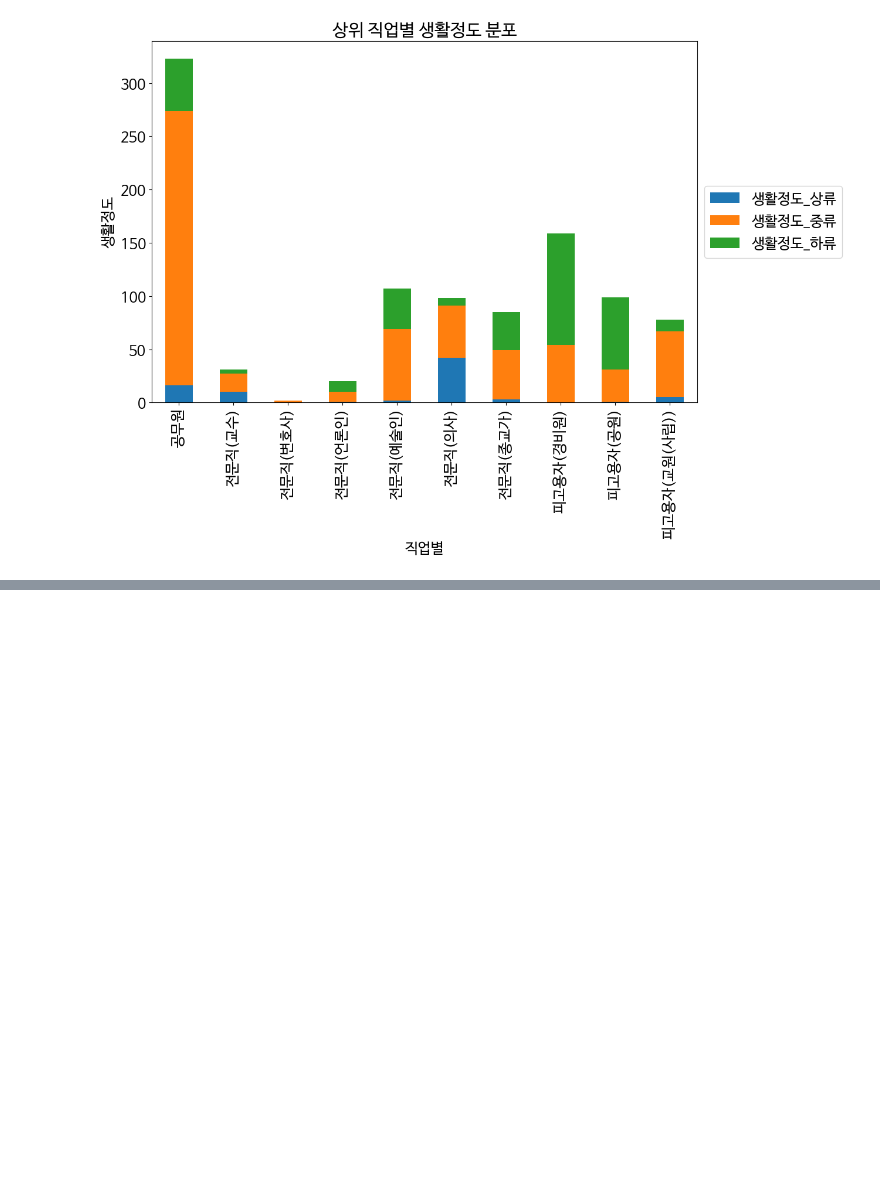
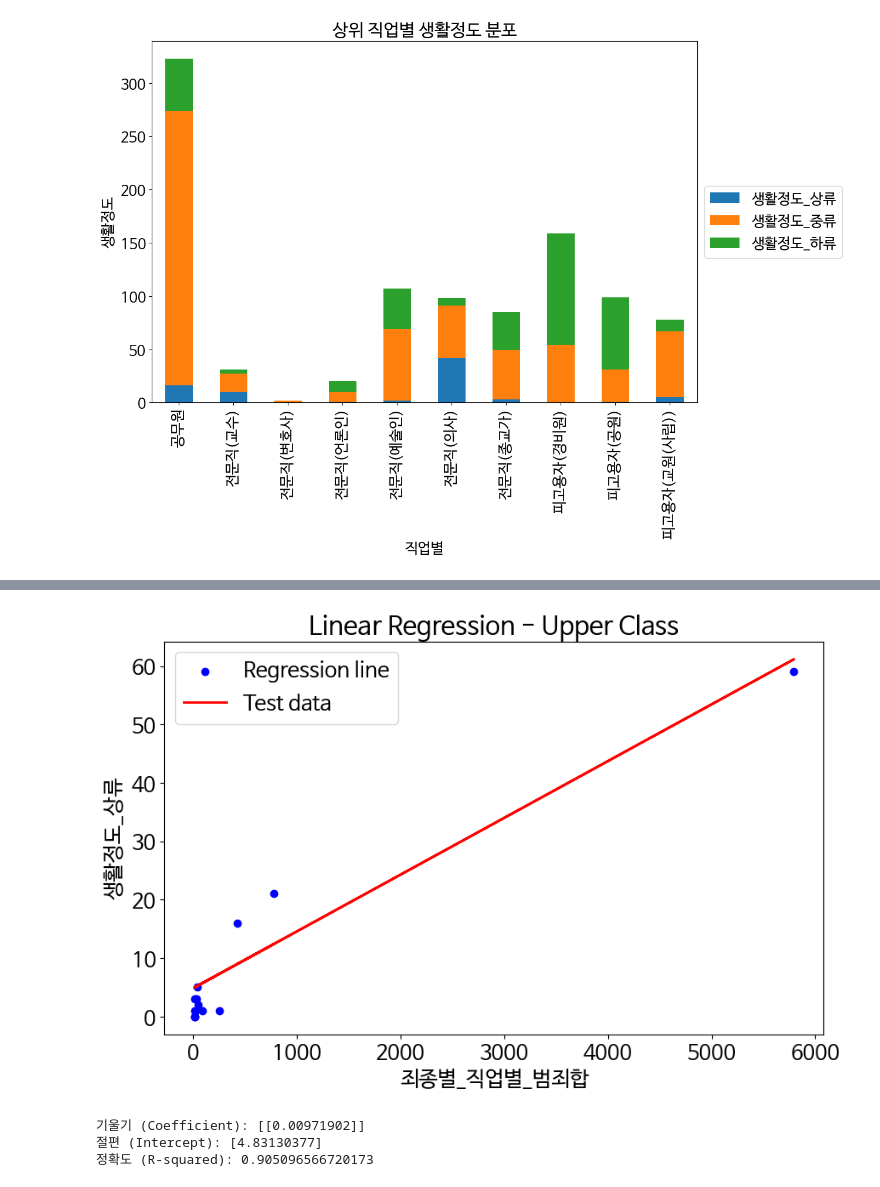
Before and after one commit to corin2junseo/AiProject, a Jupyter notebook: 기말프로젝트.ipynb, the cells around one changed output, grey strips where cells are left out. Cells and saved outputs as stored; diff of their text form; code cells hidden in the pictures; blank space fills up the shorter version.

```diff
--- a/기말프로젝트.ipynb
+++ b/기말프로젝트.ipynb
@@ -323,0 +447,26 @@ Index: []
+# %%
+# 상류 예측 수행
+predictions_upper = model_upper.predict(X_test_upper)
+
+plt.figure(figsize=(10, 6))
+
+# 실제 데이터
+plt.scatter(X_test_upper, y_test_upper, color='blue')
+
+# 회귀 예측 결과
+plt.plot(X_test_upper, predictions_upper, color='red', linewidth=2)
+
+plt.title('Linear Regression - Upper Class')
+plt.xlabel('죄종별_직업별_범죄합')
+plt.ylabel('생활정도_상류')
+plt.legend(['Regression line', 'Test data'])
+plt.show()
+
+print("기울기 (Coefficient):", model_upper.coef_)
+print("절편 (Intercept):", model_upper.intercept_)
+print("정확도 (R-squared):", r_squared_upper)
+# %% [output]
+[figure, added]
+기울기 (Coefficient): [[0.00971902]]
+절편 (Intercept): [4.83130377]
+정확도 (R-squared): 0.905096566720173
```
Also changed, not shown: parts of 9 cells of this notebook.
